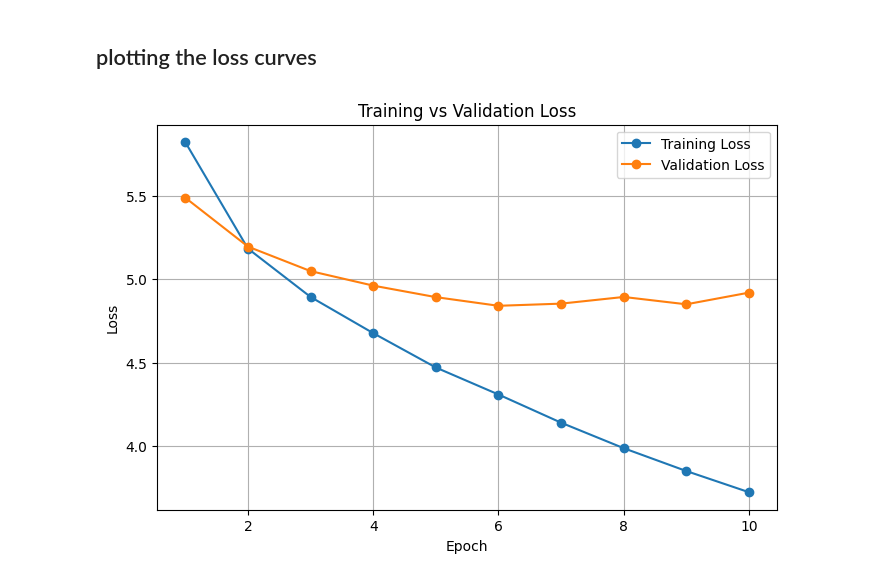
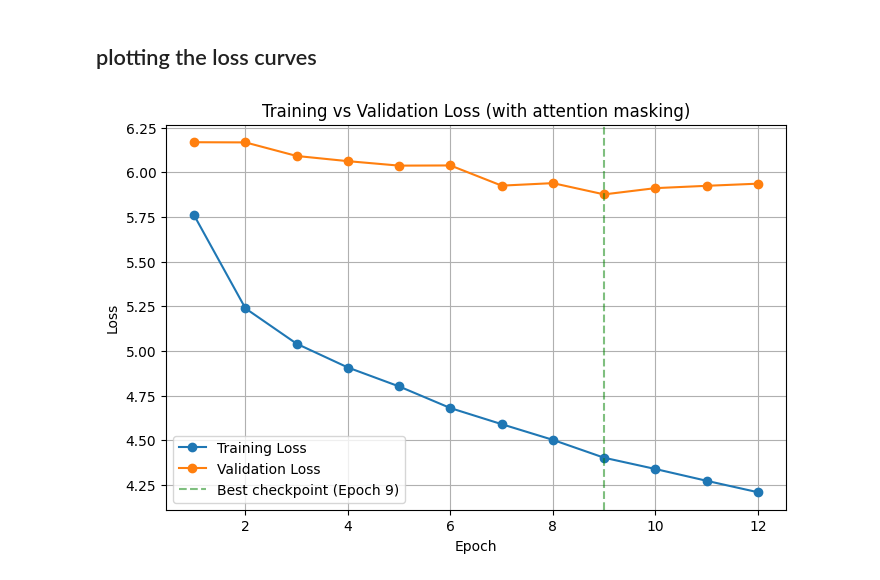
Before and after one commit to KayTheCoder-101/urdu-question-generator-, a Jupyter notebook: notebook.ipynb, the cells around one changed output. Drawn from its saved outputs; the diff is of its cells as text; code cells hidden in the pictures.

```diff
--- a/notebook.ipynb
+++ b/notebook.ipynb
@@ -148,20 +130,25 @@ mv: cannot stat '/root/Downloads/best_model.pt': No such file or directory
 # %%
 import matplotlib.pyplot as plt
 
-train_losses = [5.822, 5.184, 4.894, 4.677, 4.471, 4.309, 4.140, 3.987, 3.85, 3.723]
-valid_losses = [5.489, 5.196, 5.049, 4.962, 4.893, 4.841, 4.854, 4.894, 4.850, 4.920]
+train_losses = [5.758, 5.238, 5.040, 4.907, 4.801, 4.680, 4.590, 4.502, 4.402, 4.339, 4.273, 4.209]
+valid_losses = [6.168, 6.167, 6.091, 6.062, 6.037, 6.038, 5.925, 5.939, 5.876, 5.911, 5.924, 5.936]
 
-epochs = range(1, 11)
+epochs = range(1, 13)
 
 plt.figure(figsize=(8,5))
 plt.plot(epochs, train_losses, label="Training Loss", marker='o')
 plt.plot(epochs, valid_losses, label="Validation Loss", marker='o')
 plt.xlabel("Epoch")
 plt.ylabel("Loss")
-plt.title("Training vs Validation Loss")
+plt.title("Training vs Validation Loss (with attention masking)")
 plt.legend()
 plt.grid(True)
+
+# Mark the best checkpoint (Epoch 9)
+plt.axvline(x=9, color='green', linestyle='--', alpha=0.5, label="Best checkpoint (Epoch 9)")
+plt.legend()
+
 plt.savefig("results/loss.png")
 plt.show()
 # %% [output]
-[figure, old version]
+[figure, new version]
```
Also changed, not shown: parts of 7 cells of this notebook.
